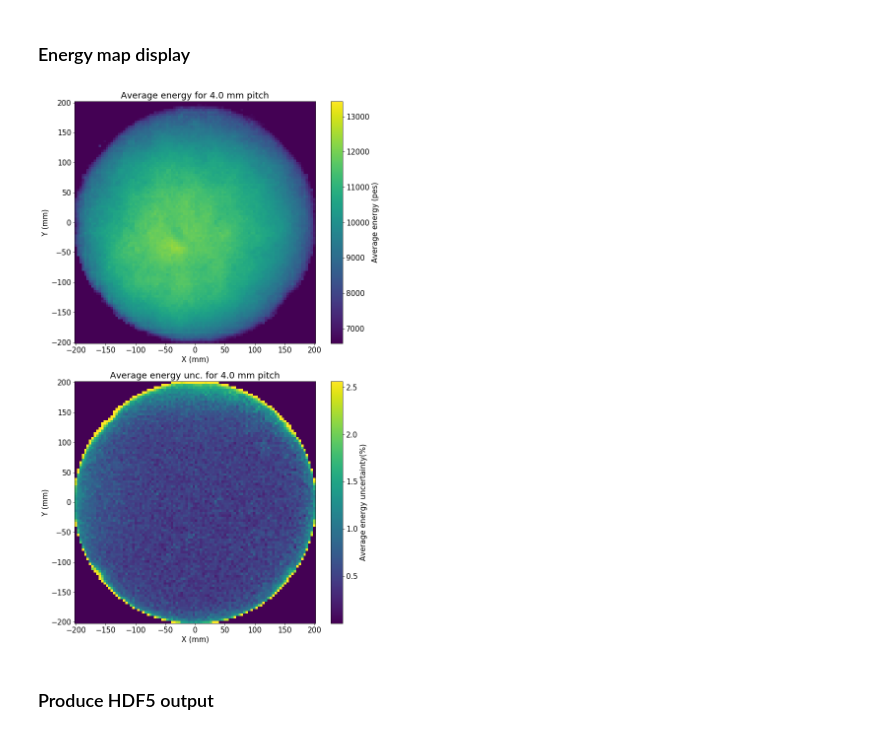
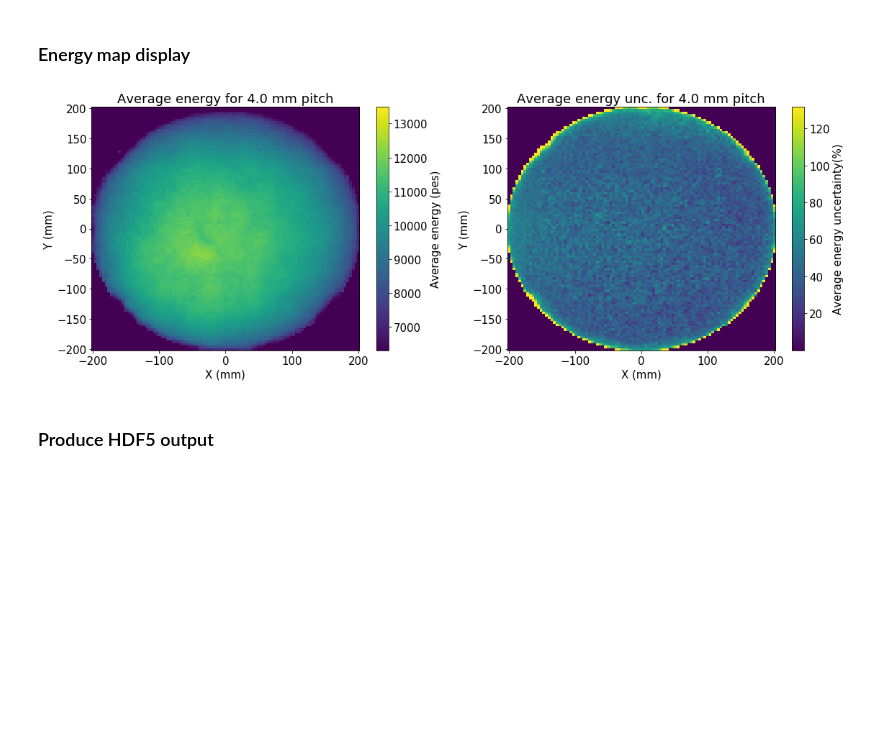
Before and after one commit to jahernando/KrCal, a Jupyter notebook: nbt/Kr_geometry.ipynb, the cells around one changed output. Saved outputs shown, nothing was run; the diff lists cells and outputs as text; code cells hidden in the pictures; blank space fills up the shorter version.

```diff
--- a/nbt/Kr_geometry.ipynb
+++ b/nbt/Kr_geometry.ipynb
@@ -169,2 +141,0 @@ print(f" Rfull : {R_full}: Rfiducial : {R_fid}: Rcore = {R_core} Rhcore = {R_hco
-# %%
-kdst = fiducial_volumes(dst)
@@ -195,8 +168,12 @@ krp.plot_s2_vs_z(kdst, eBins, figsize=(14,10))
 # %% [markdown]
 ### Compute geometry map
 # %%
- *_, Eave_, Eaveu_ = fitf.profileXY(kdst.full.X, kdst.full.Y, kdst.full.E,
-                                    eNBins.XY, eNBins.XY, eRanges.XY,
-                                    eRanges.XY)
-Eaveu_            = relative_errors(Eave_, Eaveu_, percentual=True)
-Eok               = Eave_ > 1e3
+def xy_emap(kdst, enbins, eranges):
+    *_, eave, eaveu = fitf.profileXY(kdst.X, kdst.Y, kdst.E,
+                                       enbins.XY, enbins.XY, eranges.XY, eranges.XY)
+    eaveu_             = relative_errors(eave, eaveu, percentual=True)
+    eok                = eave > 1e3
+    eXYavg             = ExyAvg(E = eave, Eu = eaveu)
+    return eXYavg, eok
+# %%
+eXYavg, eok = xy_emap(kdst.full, eNBins, eRanges)
@@ -291,0 +214,2 @@ for n in XYnbins:
+# %%
+eMapAvg = xy_emap_avg(eXYavg, eok)
@@ -316,28 +244,28 @@ krf.print_fit(kf)
 # %% [markdown]
 ### Energy map display
 # %%
-fig = plt.figure(figsize=(10,16))
+fig = plt.figure(figsize=(16,6))
 pitch = eBins.pXY
-fig.add_subplot(2, 1, 1)
-*_, cb = display_matrix(eBins.cXY, eBins.cXY, Eave,
-                        vmin = E_min,
-                        vmax = E_max,
+fig.add_subplot(1, 2, 1)
+*_, cb = display_matrix(eBins.cXY, eBins.cXY, eXYavg.E,
+                        vmin = eMapAvg.min,
+                        vmax = eMapAvg.max,
                         cmap = default_cmap,
                         new_figure = False)
 cb.set_label("Average energy (pes)")
 labels("X (mm)", "Y (mm)", f"Average energy for {pitch:.1f} mm pitch")
-fig.add_subplot(2, 1, 2)
-*_, cb = display_matrix(eBins.cXY, eBins.cXY, Eaveu,
-                            vmin = Eu_min,
-                            vmax = Eu_max,
+fig.add_subplot(1, 2, 2)
+*_, cb = display_matrix(eBins.cXY, eBins.cXY, eXYavg.Eu,
+                            vmin = eMapAvg.min_u,
+                            vmax = eMapAvg.max_u,
                             cmap = default_cmap,
                             new_figure = False)
 cb.set_label("Average energy uncertainty(%)")
 labels("X (mm)", "Y (mm)", f"Average energy unc. for {pitch:.1f} mm pitch")
 
 plt.tight_layout()
 # %% [output]
-[figure, old version]
+[figure, new version]
 # %% [markdown]
 ### Produce HDF5 output
 # %%
```
Also changed, not shown: parts of 39 cells of this notebook, 2 other files.
